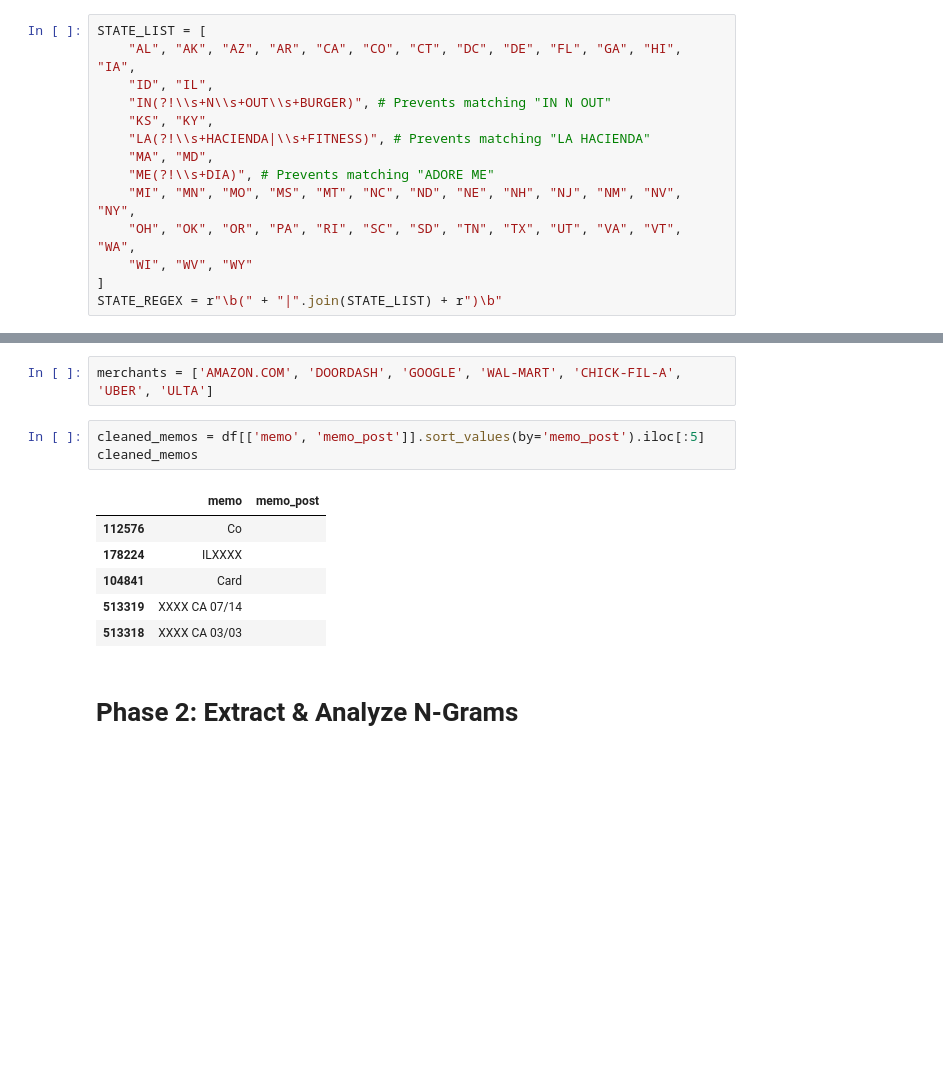
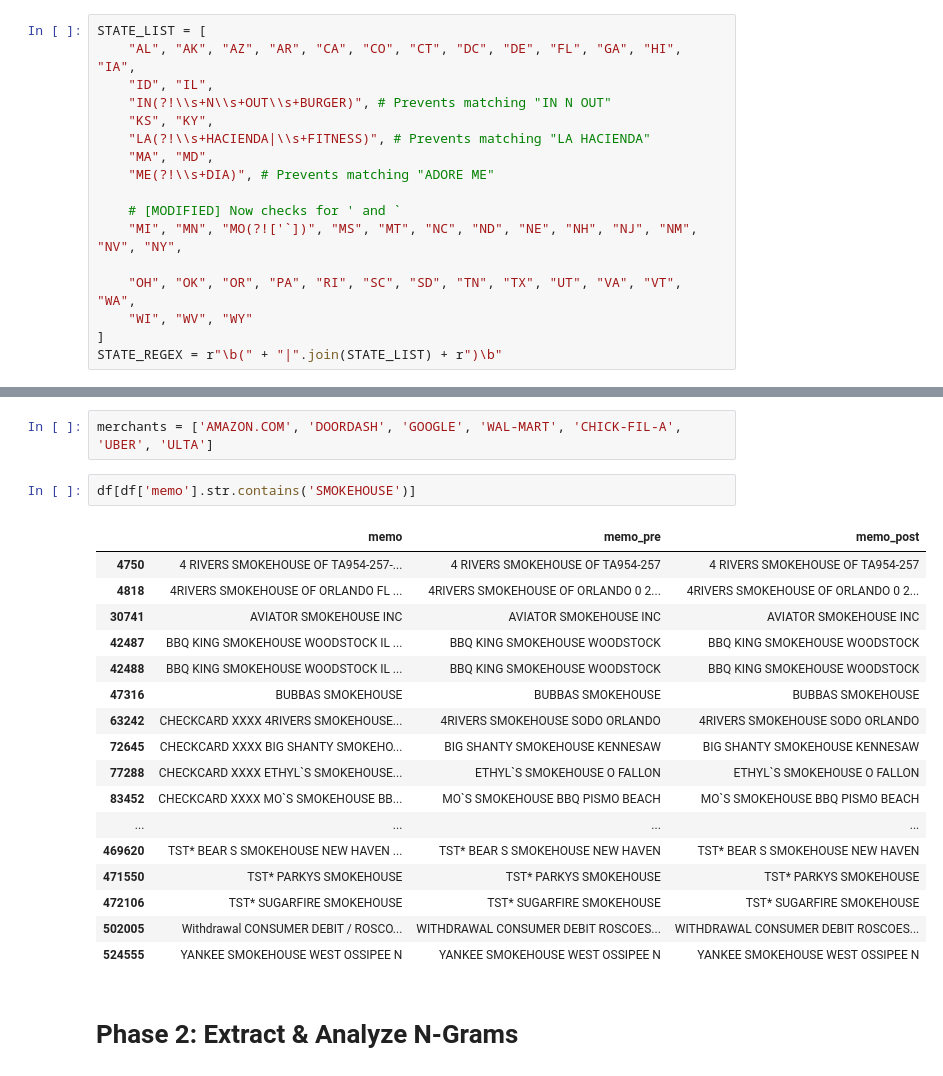
Before and after one commit to kylechoi101/DSC180A-Q1, a Jupyter notebook: Week 2/Haris_Saif.ipynb, the cells around one changed output, grey strips where cells are left out. Cells and saved outputs as stored; diff of their text form; blank space fills up the shorter version.

```diff
--- a/Week 2/Haris_Saif.ipynb
+++ b/Week 2/Haris_Saif.ipynb
@@ -45,7 +45,10 @@ STATE_LIST = [
     "LA(?!\\s+HACIENDA|\\s+FITNESS)", # Prevents matching "LA HACIENDA"
     "MA", "MD",
     "ME(?!\\s+DIA)", # Prevents matching "ADORE ME"
-    "MI", "MN", "MO", "MS", "MT", "NC", "ND", "NE", "NH", "NJ", "NM", "NV", "NY",
+
+    # [MODIFIED] Now checks for ' and `
+    "MI", "MN", "MO(?!['`])", "MS", "MT", "NC", "ND", "NE", "NH", "NJ", "NM", "NV", "NY",
+
     "OH", "OK", "OR", "PA", "RI", "SC", "SD", "TN", "TX", "UT", "VA", "VT", "WA",
     "WI", "WV", "WY"
 ]
@@ -286,16 +289,26 @@ print(df[df['memo_post'] == ''].to_string())
 524215                                XXXXXXXXXXXXXXX
 # %%
 merchants = ['AMAZON.COM', 'DOORDASH', 'GOOGLE', 'WAL-MART', 'CHICK-FIL-A', 'UBER', 'ULTA']
-# %%
-cleaned_memos = df[['memo', 'memo_post']].sort_values(by='memo_post').iloc[:5]
-cleaned_memos
-# %% [output]
-|  | memo | memo_post |
-| 112576 | Co |  |
-| 178224 | ILXXXX |  |
-| 104841 | Card |  |
-| 513319 | XXXX CA 07/14 |  |
-| 513318 | XXXX CA 03/03 |  |
+# %%
+df[df['memo'].str.contains('SMOKEHOUSE')]
+# %% [output]
+|  | memo | memo_pre | memo_post |
+| 4750 | 4 RIVERS SMOKEHOUSE OF TA954-257-... | 4 RIVERS SMOKEHOUSE OF TA954-257 | 4 RIVERS SMOKEHOUSE OF TA954-257 |
+| 4818 | 4RIVERS SMOKEHOUSE OF ORLANDO FL ... | 4RIVERS SMOKEHOUSE OF ORLANDO 0 2... | 4RIVERS SMOKEHOUSE OF ORLANDO 0 2... |
+| 30741 | AVIATOR SMOKEHOUSE INC | AVIATOR SMOKEHOUSE INC | AVIATOR SMOKEHOUSE INC |
+| 42487 | BBQ KING SMOKEHOUSE WOODSTOCK IL ... | BBQ KING SMOKEHOUSE WOODSTOCK | BBQ KING SMOKEHOUSE WOODSTOCK |
+| 42488 | BBQ KING SMOKEHOUSE WOODSTOCK IL ... | BBQ KING SMOKEHOUSE WOODSTOCK | BBQ KING SMOKEHOUSE WOODSTOCK |
+| 47316 | BUBBAS SMOKEHOUSE | BUBBAS SMOKEHOUSE | BUBBAS SMOKEHOUSE |
+| 63242 | CHECKCARD XXXX 4RIVERS SMOKEHOUSE... | 4RIVERS SMOKEHOUSE SODO ORLANDO | 4RIVERS SMOKEHOUSE SODO ORLANDO |
+| 72645 | CHECKCARD XXXX BIG SHANTY SMOKEHO... | BIG SHANTY SMOKEHOUSE KENNESAW | BIG SHANTY SMOKEHOUSE KENNESAW |
+| 77288 | CHECKCARD XXXX ETHYL`S SMOKEHOUSE... | ETHYL`S SMOKEHOUSE O FALLON | ETHYL`S SMOKEHOUSE O FALLON |
+| 83452 | CHECKCARD XXXX MO`S SMOKEHOUSE BB... | MO`S SMOKEHOUSE BBQ PISMO BEACH | MO`S SMOKEHOUSE BBQ PISMO BEACH |
+| ... | ... | ... | ... |
+| 469620 | TST* BEAR S SMOKEHOUSE NEW HAVEN ... | TST* BEAR S SMOKEHOUSE NEW HAVEN | TST* BEAR S SMOKEHOUSE NEW HAVEN |
+| 471550 | TST* PARKYS SMOKEHOUSE | TST* PARKYS SMOKEHOUSE | TST* PARKYS SMOKEHOUSE |
+| 472106 | TST* SUGARFIRE SMOKEHOUSE | TST* SUGARFIRE SMOKEHOUSE | TST* SUGARFIRE SMOKEHOUSE |
+| 502005 | Withdrawal CONSUMER DEBIT / ROSCO... | WITHDRAWAL CONSUMER DEBIT ROSCOES... | WITHDRAWAL CONSUMER DEBIT ROSCOES... |
+| 524555 | YANKEE SMOKEHOUSE WEST OSSIPEE N | YANKEE SMOKEHOUSE WEST OSSIPEE N | YANKEE SMOKEHOUSE WEST OSSIPEE N |
 # %% [markdown]
 # Phase 2: Extract & Analyze N-Grams
 # %%
```
Also changed, not shown: parts of 4 cells of this notebook.
